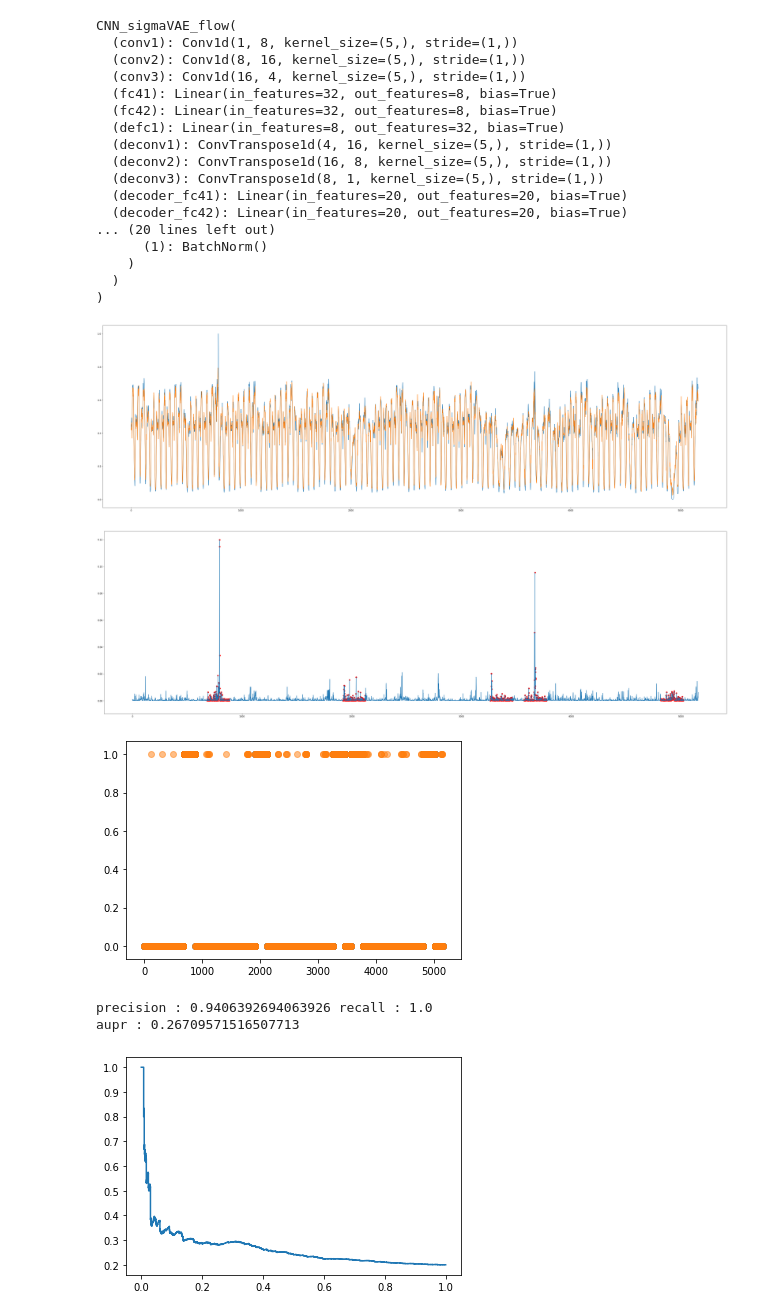
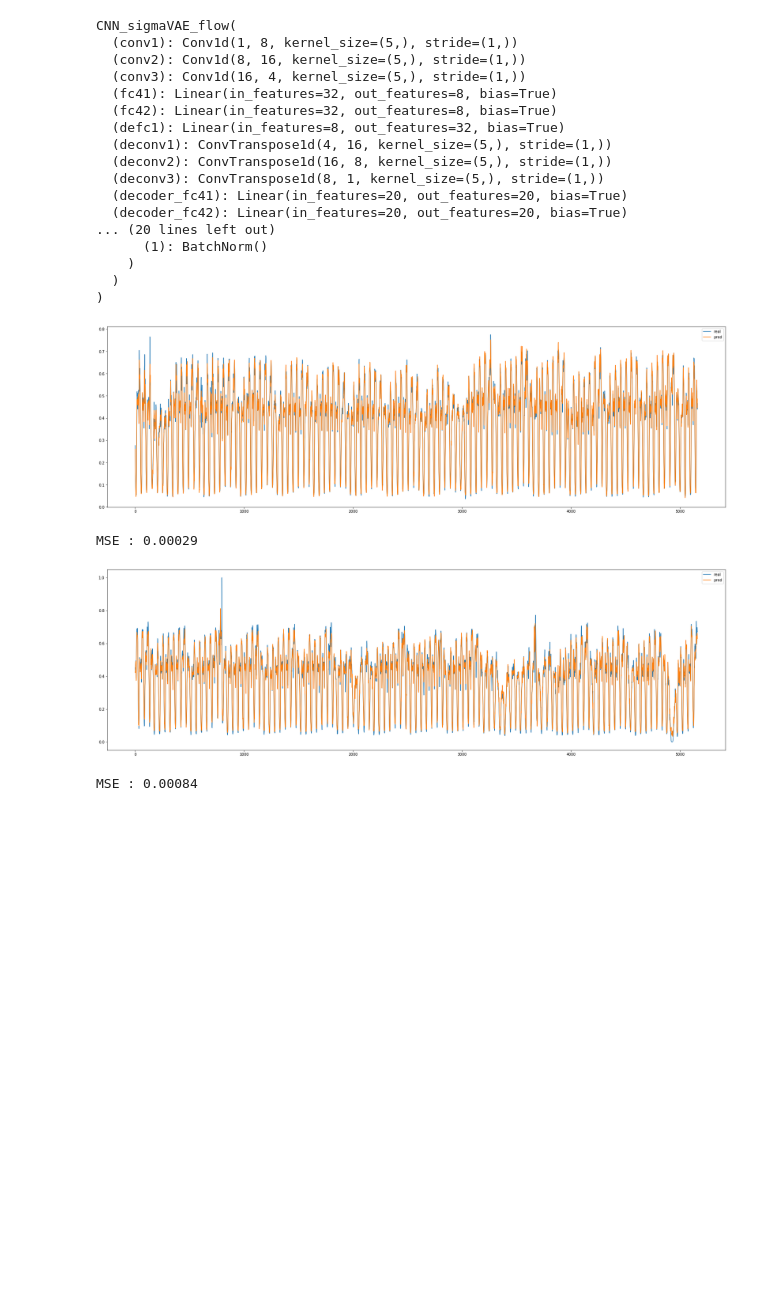
Before and after one commit to raimishah/vaeflows, a Jupyter notebook: 1d-flows/vae with MAF or RealNVP flow.ipynb, the cells around one changed output. Drawn from its saved outputs; the diff is of its cells as text; code cells hidden in the pictures; blank space fills up the shorter version.

```diff
--- a/1d-flows/vae with MAF or RealNVP flow.ipynb
+++ b/1d-flows/vae with MAF or RealNVP flow.ipynb
@@ -269,40 +193,7 @@ preds = evaluate_model(model, X_test_tensor)
-# %%
-plot_error_and_anomaly_idxs(X_test_data, preds, anomaly_idxs_test)
-
-real = real[:len(preds)]
-
-scores = (preds - X_test_data[:len(preds)])**2
-
-thresh = np.quantile(scores, .98)
-
-anomaly_preds = evaluate_anomalies(real, scores, thresh)
-
-plt.scatter(np.arange(len(real)),real,alpha=.5)
-plt.scatter(np.arange(len(real)),anomaly_preds,alpha=.5)
-
-plt.show()
-
-
-#rates:
-precision = precision_score(real, anomaly_preds)
-recall = recall_score(real, anomaly_preds)
-f1 = f1_score(real, anomaly_preds)
-print('precision : ' + str(precision) + ' recall : ' + str(recall))
-
-precision, recall, thresholds = precision_recall_curve(real, scores)
-
-#todo later
-aupr_scores = np.copy(scores)
-aupr = average_precision_score(real,scores)
-
-print('aupr : ' + str(aupr))
-
-plt.plot(recall, precision)
-plt.show()
-# %% [output]
-[figure, removed]
-[figure, removed]
-[figure, removed]
-precision : 0.9406392694063926 recall : 1.0
-aupr : 0.26709571516507713
-[figure, removed]
+# %%
+plot_train_test_reconstructions(model, X_train_tensor, X_train_data, X_test_tensor,X_test_data)
+# %% [output]
+[figure, added]
+MSE : 0.00029
+[figure, added]
+MSE : 0.00084
```
Also changed, not shown: parts of 5 cells of this notebook, 2 other files.
